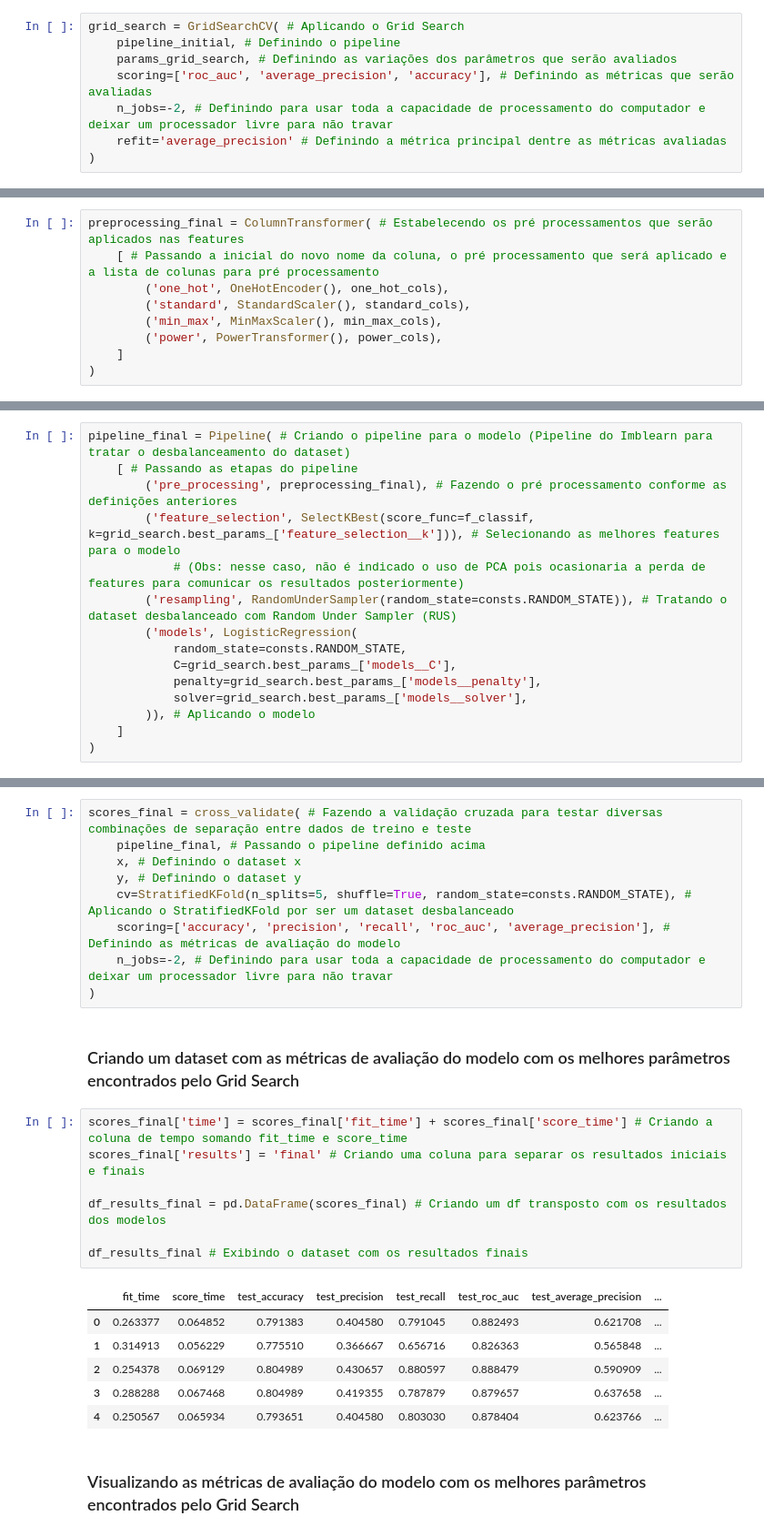
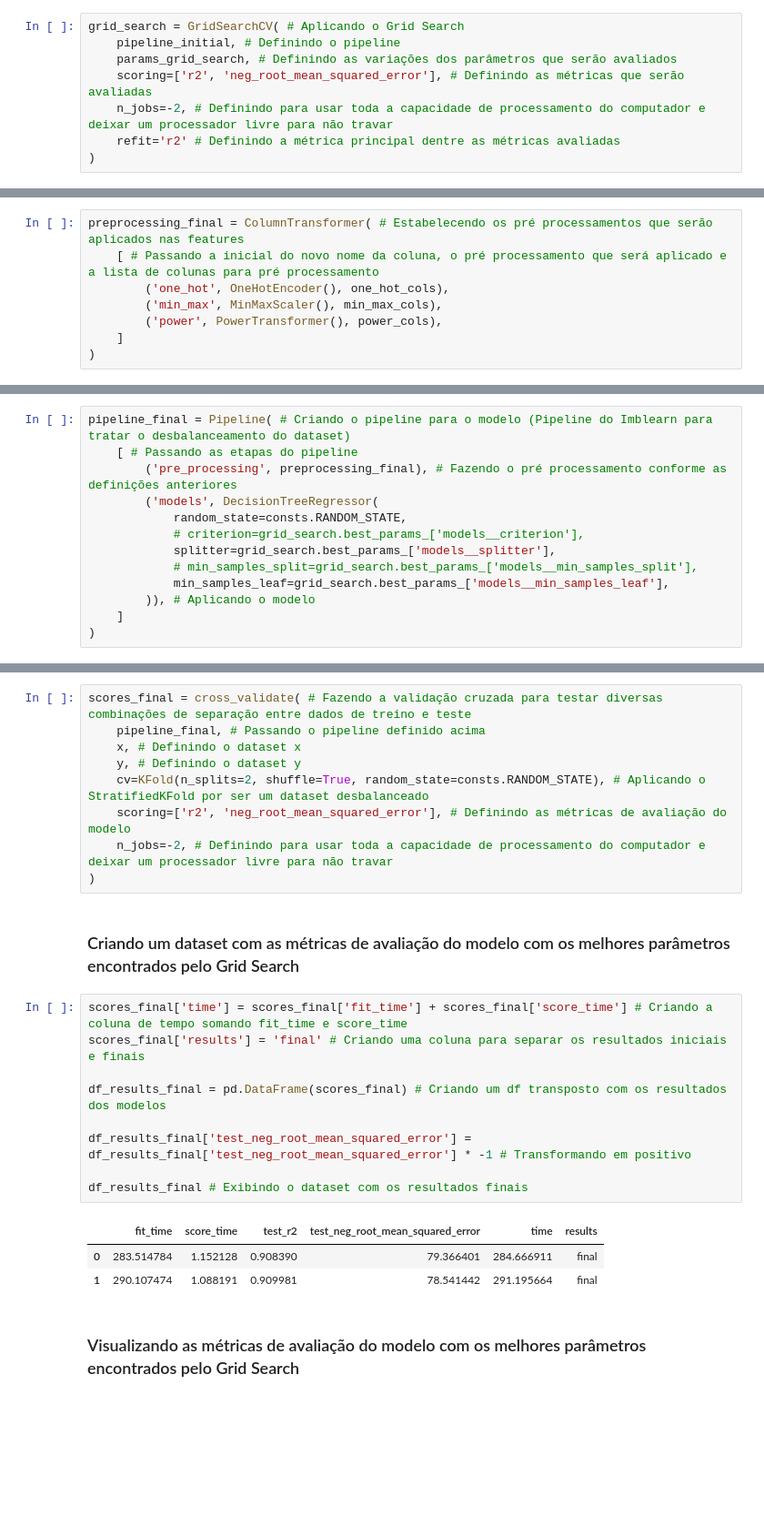
Before and after one commit to matheusresende7/ds_projeto_final_4_modelo_regressao_app_alugueis, a Jupyter notebook: notebooks/07_model_training.ipynb, the cells around one changed output, grey strips where cells are left out. Shown at 91% size. Saved outputs shown, nothing was run; the diff lists cells and outputs as text; blank space fills up the shorter version.

```diff
--- a/notebooks/07_model_training.ipynb
+++ b/notebooks/07_model_training.ipynb
@@ -322,9 +281,9 @@ params_grid_search = { # Definindo as combinações de parâmetros das etapas do
 grid_search = GridSearchCV( # Aplicando o Grid Search
     pipeline_initial, # Definindo o pipeline
     params_grid_search, # Definindo as variações dos parâmetros que serão avaliados
-    scoring=['roc_auc', 'average_precision', 'accuracy'], # Definindo as métricas que serão avaliadas
+    scoring=['r2', 'neg_root_mean_squared_error'], # Definindo as métricas que serão avaliadas
     n_jobs=-2, # Definindo para usar toda a capacidade de processamento do computador e deixar um processador livre para não travar
-    refit='average_precision' # Definindo a métrica principal dentre as métricas avaliadas
+    refit='r2' # Definindo a métrica principal dentre as métricas avaliadas
 )
 # %% [markdown]
 ### Treinando o modelo com a otimização de hiperparâmetros com o Grid Search
@@ -367,7 +323,6 @@ grid_search.best_params_ # Visualizando os melhores parâmetros encontrados pelo
 preprocessing_final = ColumnTransformer( # Estabelecendo os pré processamentos que serão aplicados nas features
     [ # Passando a inicial do novo nome da coluna, o pré processamento que será aplicado e a lista de colunas para pré processamento
         ('one_hot', OneHotEncoder(), one_hot_cols),
-        ('standard', StandardScaler(), standard_cols),
         ('min_max', MinMaxScaler(), min_max_cols),
         ('power', PowerTransformer(), power_cols),
     ]
@@ -378,14 +333,12 @@ preprocessing_final = ColumnTransformer( # Estabelecendo os pré processamentos
 pipeline_final = Pipeline( # Criando o pipeline para o modelo (Pipeline do Imblearn para tratar o desbalanceamento do dataset)
     [ # Passando as etapas do pipeline
         ('pre_processing', preprocessing_final), # Fazendo o pré processamento conforme as definições anteriores
-        ('feature_selection', SelectKBest(score_func=f_classif, k=grid_search.best_params_['feature_selection__k'])), # Selecionando as melhores features para o modelo
-            # (Obs: nesse caso, não é indicado o uso de PCA pois ocasionaria a perda de features para comunicar os resultados posteriormente)
-        ('resampling', RandomUnderSampler(random_state=consts.RANDOM_STATE)), # Tratando o dataset desbalanceado com Random Under Sampler (RUS)
-        ('models', LogisticRegression(
+        ('models', DecisionTreeRegressor(
             random_state=consts.RANDOM_STATE,
-            C=grid_search.best_params_['models__C'],
-            penalty=grid_search.best_params_['models__penalty'],
-            solver=grid_search.best_params_['models__solver'],
+            # criterion=grid_search.best_params_['models__criterion'],
+            splitter=grid_search.best_params_['models__splitter'],
+            # min_samples_split=grid_search.best_params_['models__min_samples_split'],
+            min_samples_leaf=grid_search.best_params_['models__min_samples_leaf'],
         )), # Aplicando o modelo
     ]
 )
@@ -435,8 +372,8 @@ scores_final = cross_validate( # Fazendo a validação cruzada para testar diver
     pipeline_final, # Passando o pipeline definido acima
     x, # Definindo o dataset x
     y, # Definindo o dataset y
-    cv=StratifiedKFold(n_splits=5, shuffle=True, random_state=consts.RANDOM_STATE), # Aplicando o StratifiedKFold por ser um dataset desbalanceado
-    scoring=['accuracy', 'precision', 'recall', 'roc_auc', 'average_precision'], # Definindo as métricas de avaliação do modelo
+    cv=KFold(n_splits=2, shuffle=True, random_state=consts.RANDOM_STATE), # Aplicando o StratifiedKFold por ser um dataset desbalanceado
+    scoring=['r2', 'neg_root_mean_squared_error'], # Definindo as métricas de avaliação do modelo
     n_jobs=-2, # Definindo para usar toda a capacidade de processamento do computador e deixar um processador livre para não travar
 )
 # %% [markdown]
@@ -444,17 +381,16 @@ scores_final = cross_validate( # Fazendo a validação cruzada para testar diver
 # %%
 scores_final['time'] = scores_final['fit_time'] + scores_final['score_time'] # Criando a coluna de tempo somando fit_time e score_time
 scores_final['results'] = 'final' # Criando uma coluna para separar os resultados iniciais e finais
 
 df_results_final = pd.DataFrame(scores_final) # Criando um df transposto com os resultados dos modelos
 
+df_results_final['test_neg_root_mean_squared_error'] = df_results_final['test_neg_root_mean_squared_error'] * -1 # Transformando em positivo
+
 df_results_final # Exibindo o dataset com os resultados finais
 # %% [output]
-|  | fit_time | score_time | test_accuracy | test_precision | test_recall | test_roc_auc | test_average_precision | ... |
-| 0 | 0.263377 | 0.064852 | 0.791383 | 0.404580 | 0.791045 | 0.882493 | 0.621708 | ... |
-| 1 | 0.314913 | 0.056229 | 0.775510 | 0.366667 | 0.656716 | 0.826363 | 0.565848 | ... |
-| 2 | 0.254378 | 0.069129 | 0.804989 | 0.430657 | 0.880597 | 0.888479 | 0.590909 | ... |
-| 3 | 0.288288 | 0.067468 | 0.804989 | 0.419355 | 0.787879 | 0.879657 | 0.637658 | ... |
-| 4 | 0.250567 | 0.065934 | 0.793651 | 0.404580 | 0.803030 | 0.878404 | 0.623766 | ... |
+|  | fit_time | score_time | test_r2 | test_neg_root_mean_squared_error | time | results |
+| 0 | 283.514784 | 1.152128 | 0.908390 | 79.366401 | 284.666911 | final |
+| 1 | 290.107474 | 1.088191 | 0.909981 | 78.541442 | 291.195664 | final |
 # %% [markdown]
 ### Visualizando as métricas de avaliação do modelo com os melhores parâmetros encontrados pelo Grid Search
 # %%
```
Also changed, not shown: parts of 36 cells of this notebook, 9 other files.
